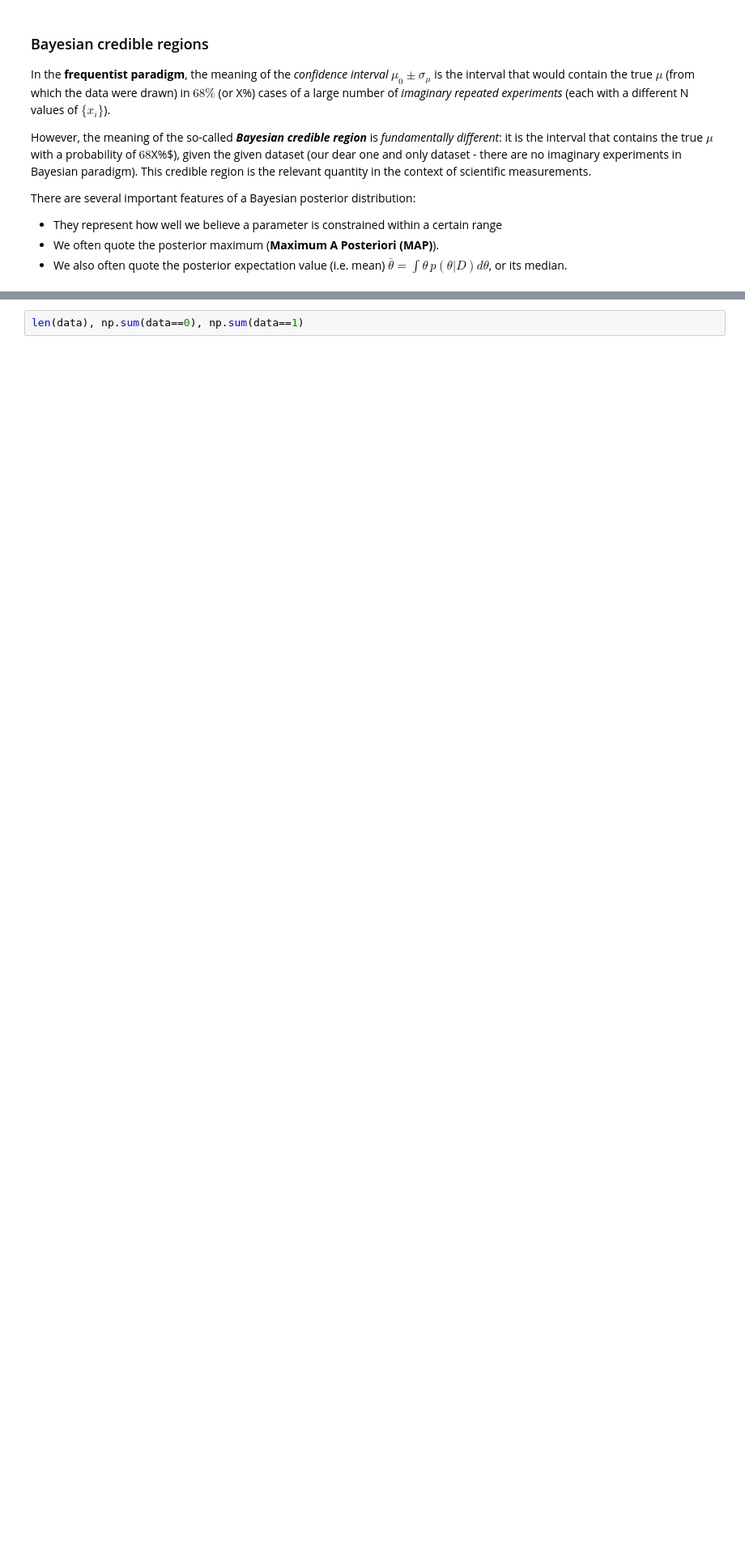
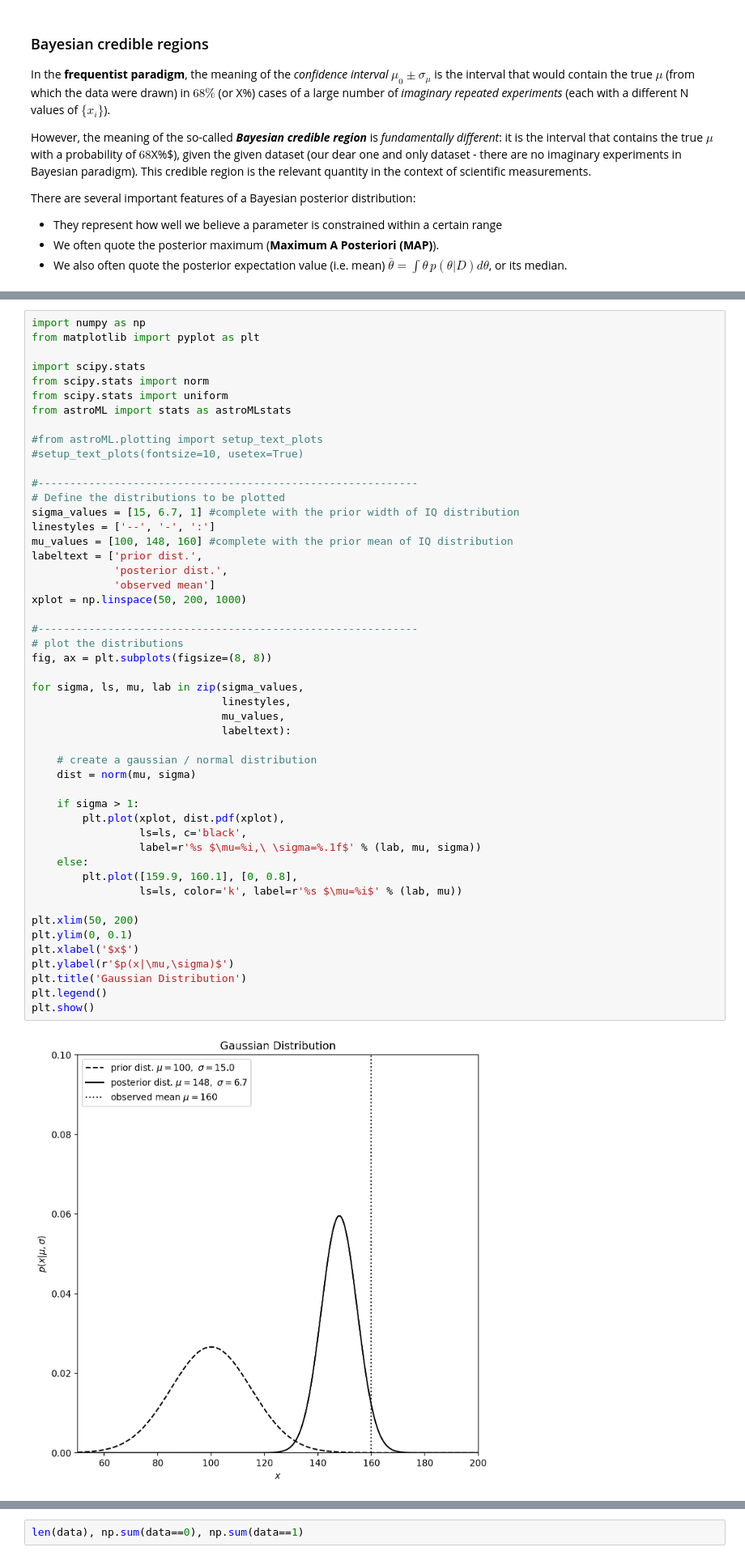
Before and after one commit to dgerosa/machinelearning4physics_bicocca_2024, a Jupyter notebook: lectures/L02_sampling.ipynb, the cells around one changed output, grey strips where cells are left out. Shown at 81% size. Cells and saved outputs as stored; diff of their text form; blank space fills up the shorter version.

```diff
--- a/lectures/L02_sampling.ipynb
+++ b/lectures/L02_sampling.ipynb
@@ -259,0 +280,51 @@ There are several important features of a Bayesian posterior distribution:
+# %%
+import numpy as np
+from matplotlib import pyplot as plt
+
+import scipy.stats
+from scipy.stats import norm
+from scipy.stats import uniform
+from astroML import stats as astroMLstats
+
+#from astroML.plotting import setup_text_plots
+#setup_text_plots(fontsize=10, usetex=True)
+
+#------------------------------------------------------------
+# Define the distributions to be plotted
+sigma_values = [15, 6.7, 1] #complete with the prior width of IQ distribution
+linestyles = ['--', '-', ':']
+mu_values = [100, 148, 160] #complete with the prior mean of IQ distribution
+labeltext = ['prior dist.',
+             'posterior dist.',
+             'observed mean']
+xplot = np.linspace(50, 200, 1000)
+
+#------------------------------------------------------------
+# plot the distributions
+fig, ax = plt.subplots(figsize=(8, 8))
+
+for sigma, ls, mu, lab in zip(sigma_values,
+                              linestyles,
+                              mu_values,
+                              labeltext):
+
+    # create a gaussian / normal distribution
+    dist = norm(mu, sigma)
+
+    if sigma > 1:
+        plt.plot(xplot, dist.pdf(xplot),
+                 ls=ls, c='black',
+                 label=r'%s $\mu=%i,\ \sigma=%.1f$' % (lab, mu, sigma))
+    else:
+        plt.plot([159.9, 160.1], [0, 0.8],
+                 ls=ls, color='k', label=r'%s $\mu=%i$' % (lab, mu))
+
+plt.xlim(50, 200)
+plt.ylim(0, 0.1)
+plt.xlabel('$x$')
+plt.ylabel(r'$p(x|\mu,\sigma)$')
+plt.title('Gaussian Distribution')
+plt.legend()
+plt.show()
+# %% [output]
+[figure, added]
```
Also changed, not shown: parts of 11 cells of this notebook, 1 other file.
